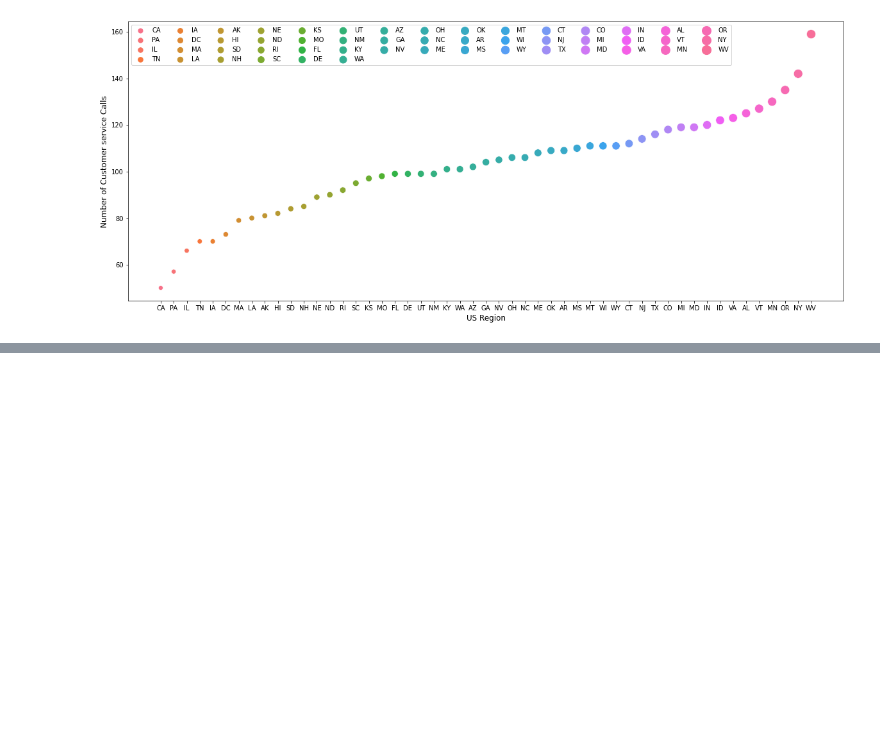
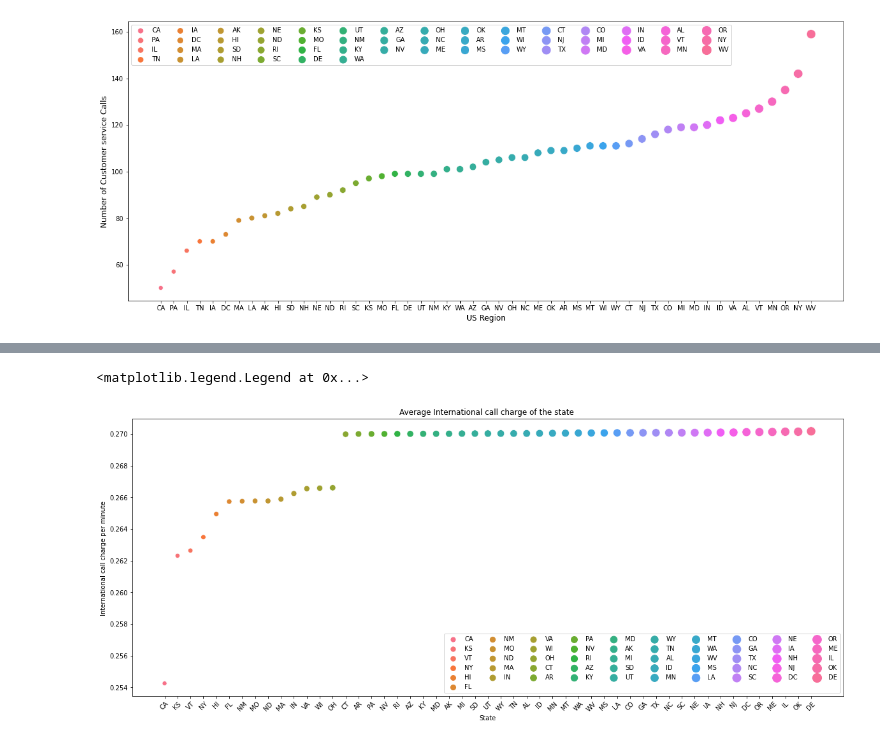
Before and after one commit to parasgupta1995/Almabetter-Capstone-project, a Jupyter notebook: Telecom_Churn_Analysis_Capstone_Project.ipynb, the cells around one changed output, grey strips where cells are left out. Saved outputs shown, nothing was run; the diff lists cells and outputs as text; code cells hidden in the pictures; blank space fills up the shorter version.

```diff
--- a/Telecom_Churn_Analysis_Capstone_Project.ipynb
+++ b/Telecom_Churn_Analysis_Capstone_Project.ipynb
@@ -400,0 +256,16 @@ sns.heatmap(heatmap_corr,cmap="crest")
+# %%
+#Plot of Average International call charge of the state
+
+data_mean.sort_values(by='intl charge per minute',inplace=True)
+plot_data=data_mean
+
+plt.figure(figsize=(20,8))
+sns.scatterplot(x='State',y='intl charge per minute',data=plot_data,hue='State',size='State',sizes=(200,50))
+plt.legend(bbox_to_anchor=(1,1))
+plt.title(label=f'Average International call charge of the state ')
+plt.ylabel("International call charge per minute ")
+plt.tick_params(axis='x', rotation=45)
+plt.legend(ncol=10)
+# %% [output]
+<matplotlib.legend.Legend at 0x...>
+[figure, added]
```
Also changed, not shown: parts of 93 cells of this notebook.
